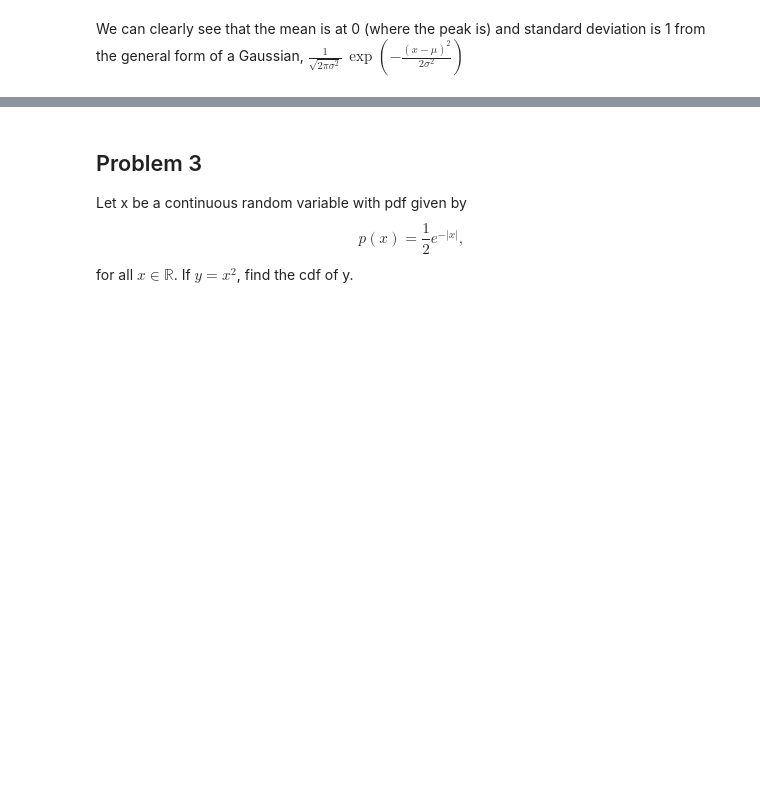
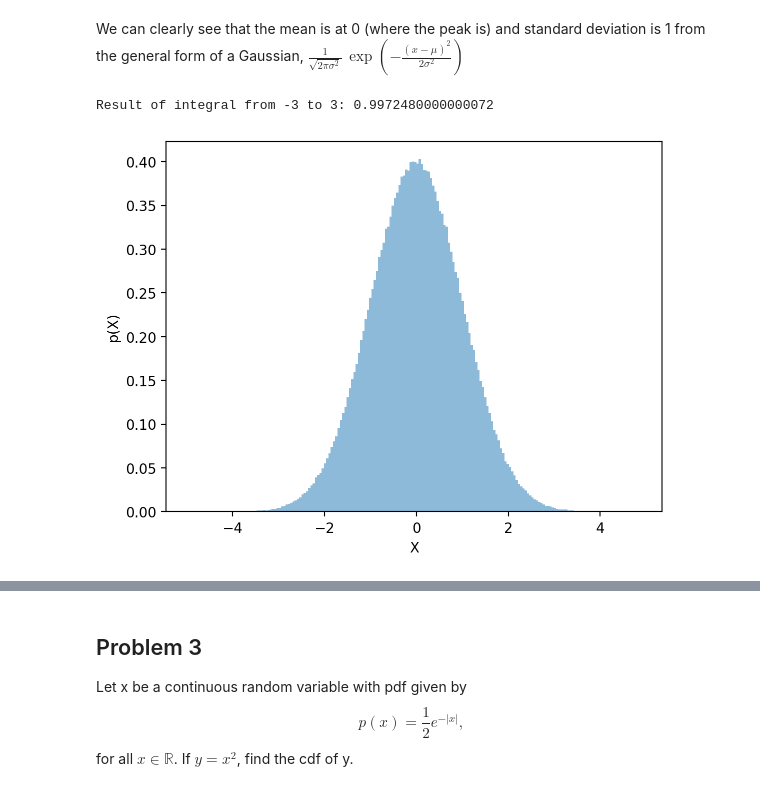
Before and after one commit to agupta-umiss/phys629-fall-2023, a Jupyter notebook: student_folders/arindam_sharma/phys629_f23_hw2_Arindam_Sharma.ipynb, the cells around one changed output, grey strips where cells are left out. Saved outputs shown, nothing was run; the diff lists cells and outputs as text; code cells hidden in the pictures; blank space fills up the shorter version.

```diff
--- a/student_folders/arindam_sharma/phys629_f23_hw2_Arindam_Sharma.ipynb
+++ b/student_folders/arindam_sharma/phys629_f23_hw2_Arindam_Sharma.ipynb
@@ -136,8 +137,70 @@ Text(0.5, 1.0, 'Normal distribution')
 # %% [markdown]
 We can clearly see that the mean is at 0 (where the peak is) and standard deviation is 1 from the general form of a Gaussian, $\frac{1}{\sqrt{2\pi\sigma^2}}\,\exp\left(-\frac{(x-\mu)^2}{2\sigma^2}\right)$
-# %%
-# 2
-
-N = 10**5
-
-X = rng.normal(0,3,size=N)
+# %%
+# 2 Monte Carlo Integration
+
+from colorama import  Fore, Back, Style
+
+#Define a function to do the Monte Carlo integration of a normal distribution
+
+def integrate_gauss_MC(mu, sigma, N, seed, nbins, low_lim=-3, upp_lim=3, plot=False):
+    '''
+    Perform Monte Carlo integration of a Gaussian
+
+    Parameters
+    ----------
+    mu = Mean of gaussian distribution from which samples are drawn
+    sigma = standard deviation of gaussian from which samples are drawn
+    N = No. of random samples
+    seed = seed for the random number generator
+    nbins = no. of bins of the normalised histogram of the Gaussian distribution
+    low_lim = lower limit of integration
+    upp_lim = Upper limit of integration
+    plot = Flag to specify if we want to plot the normalised histogram of the Gaussian
+
+    Returns
+    -------
+    A scalar. Value of the integral
+    '''
+
+    #Generating our random samples from a normal distribution
+    rng = np.random.default_rng(seed=seed)
+    X = rng.normal(mu, sigma, size=N)
+
+    #Making the histogram
+    counts, bin_edges = np.histogram(X, bins=nbins, density=True)
+    #print(bin_edges)
+
+    if plot==True:
+        fig, ax = plt.subplots()
+        ax.hist(X, bins=nbins, density=True, alpha=0.5)
+        ax.set_xlabel('X')
+        ax.set_ylabel('p(X)')
+
+    #Defining limits of the integral
+    #Finding the index of the bin which is closest to the limits
+    #This is done by sorting the difference of the bin_edges with the limit and taking the index of the first sorted element
+    idxa = np.argsort(abs(bin_edges - low_lim))[0] #lower limit
+    idxb = np.argsort(abs(bin_edges - upp_lim))[0] #upper limit
+
+    # a = bin_edges[idxa]
+    # b = bin_edges[idxb]
+    # print(a,b)
+
+    bin_width = bin_edges[1] - bin_edges[0]
+
+    #Integration
+    intg = bin_width * counts[idxa:idxb]
+    res = sum(intg)
+
+    return res
+
+
+N = 10**6
+nbins=200
+res = integrate_gauss_MC(0, 1, N, 30, nbins, -3, 3, plot=True)
+
+print(Fore.GREEN + 'Result of integral from -3 to 3:',res)
+# %% [output]
+Result of integral from -3 to 3: 0.9972480000000072
+[figure, added]
```
Also changed, not shown: parts of 8 cells of this notebook, 1 other file.
